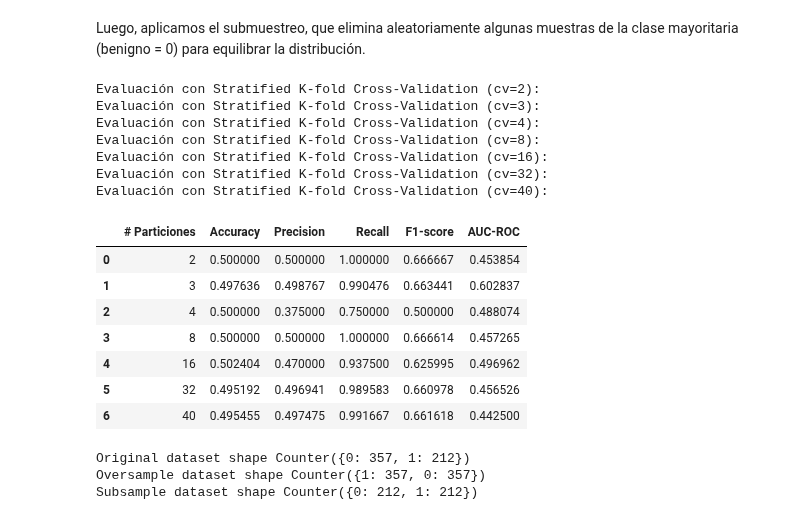
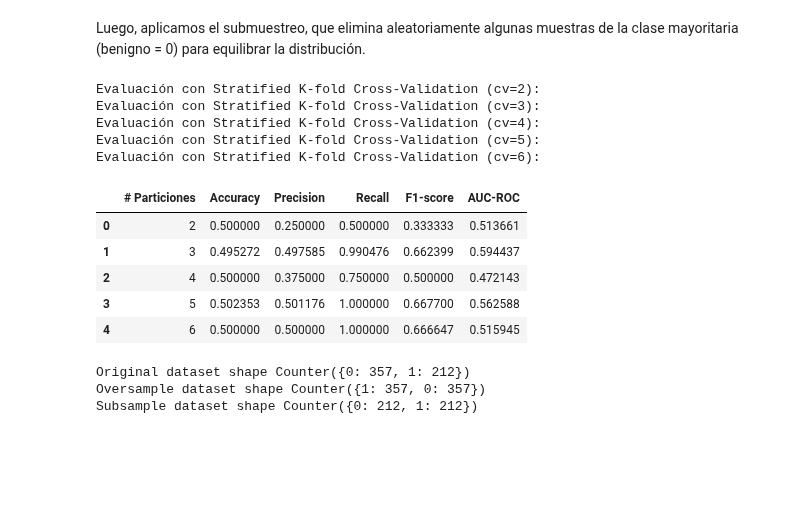
Before and after one commit to C0SS10/AI4ENG-II, a Jupyter notebook: Breast-Cancer-Wisconsin-Validación.ipynb, the cells around one changed output. Cells and saved outputs as stored; diff of their text form; code cells hidden in the pictures; blank space fills up the shorter version.

```diff
--- a/Breast-Cancer-Wisconsin-Validación.ipynb
+++ b/Breast-Cancer-Wisconsin-Validación.ipynb
@@ -345,26 +333,22 @@ Name: count, dtype: int64
 # %% [markdown]
 Luego, aplicamos el submuestreo, que elimina aleatoriamente algunas muestras de la clase mayoritaria (benigno = 0) para equilibrar la distribución.
 # %%
-n_splits = [2, 3, 4, 8, 16, 32, 40]
+n_splits = [2, 3, 4, 5, 6]
 result = valStratifiedKFold(X_resampled_sub, y_resampled_sub, n_splits, model_LR, scoring=scoring)
 
 result
 # %% [output]
 Evaluación con Stratified K-fold Cross-Validation (cv=2):
 Evaluación con Stratified K-fold Cross-Validation (cv=3):
 Evaluación con Stratified K-fold Cross-Validation (cv=4):
-Evaluación con Stratified K-fold Cross-Validation (cv=8):
-Evaluación con Stratified K-fold Cross-Validation (cv=16):
-Evaluación con Stratified K-fold Cross-Validation (cv=32):
-Evaluación con Stratified K-fold Cross-Validation (cv=40):
+Evaluación con Stratified K-fold Cross-Validation (cv=5):
+Evaluación con Stratified K-fold Cross-Validation (cv=6):
 |  | # Particiones | Accuracy | Precision | Recall | F1-score | AUC-ROC |
-| 0 | 2 | 0.500000 | 0.500000 | 1.000000 | 0.666667 | 0.453854 |
-| 1 | 3 | 0.497636 | 0.498767 | 0.990476 | 0.663441 | 0.602837 |
-| 2 | 4 | 0.500000 | 0.375000 | 0.750000 | 0.500000 | 0.488074 |
-| 3 | 8 | 0.500000 | 0.500000 | 1.000000 | 0.666614 | 0.457265 |
-| 4 | 16 | 0.502404 | 0.470000 | 0.937500 | 0.625995 | 0.496962 |
-| 5 | 32 | 0.495192 | 0.496941 | 0.989583 | 0.660978 | 0.456526 |
-| 6 | 40 | 0.495455 | 0.497475 | 0.991667 | 0.661618 | 0.442500 |
+| 0 | 2 | 0.500000 | 0.250000 | 0.500000 | 0.333333 | 0.513661 |
+| 1 | 3 | 0.495272 | 0.497585 | 0.990476 | 0.662399 | 0.594437 |
+| 2 | 4 | 0.500000 | 0.375000 | 0.750000 | 0.500000 | 0.472143 |
+| 3 | 5 | 0.502353 | 0.501176 | 1.000000 | 0.667700 | 0.562588 |
+| 4 | 6 | 0.500000 | 0.500000 | 1.000000 | 0.666647 | 0.515945 |
 # %%
 from collections import Counter
 print('Original dataset shape %s' % Counter(y))
```
Also changed, not shown: parts of 3 cells of this notebook.
